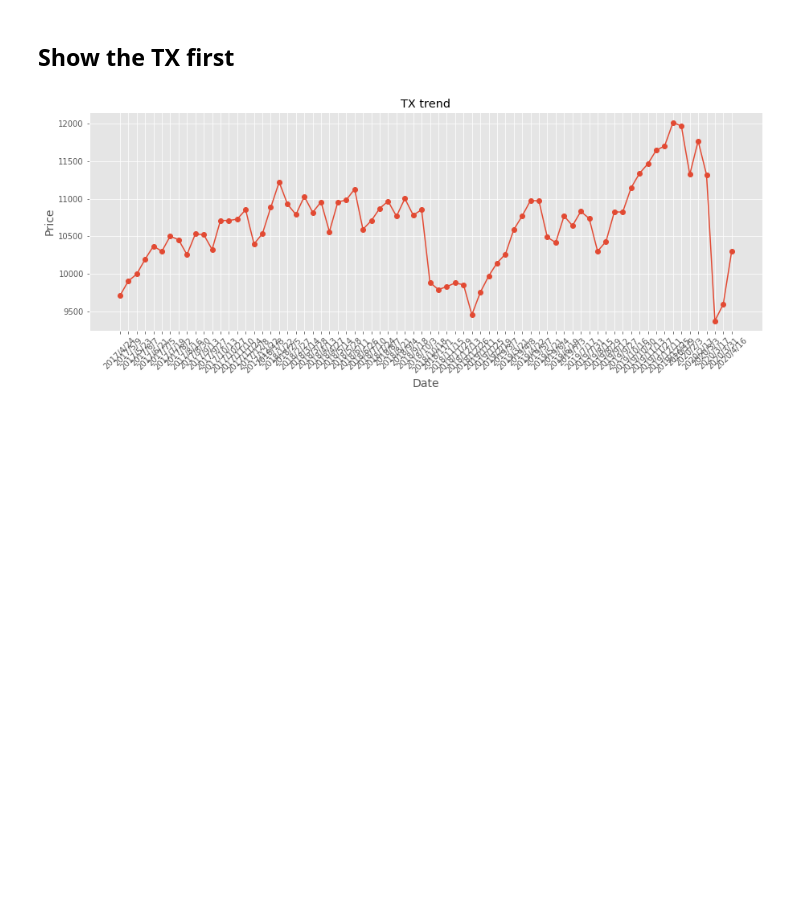
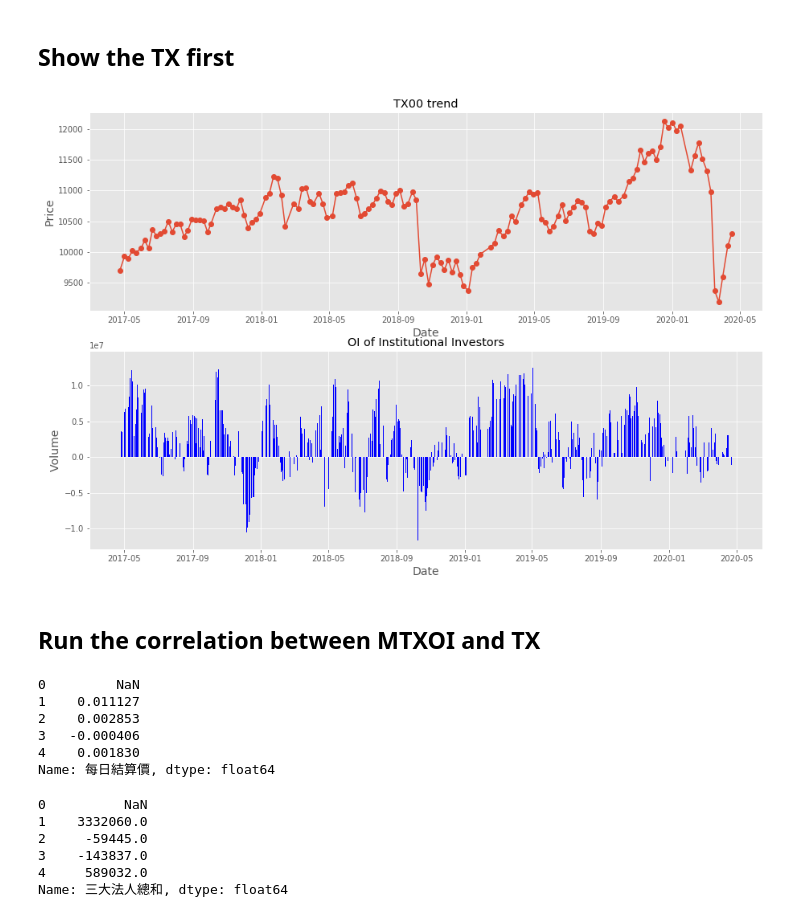
Before and after one commit to A2Zntu/FuturesStrategy, a Jupyter notebook: main.ipynb, the cells around one changed output. Cells and saved outputs as stored; diff of their text form; code cells hidden in the pictures; blank space fills up the shorter version.

```diff
--- a/main.ipynb
+++ b/main.ipynb
@@ -13,7 +13,9 @@ work_dir
 # %%
 Data_path = os.path.join(work_dir, 'Data')
 TX = pd.read_csv(os.path.join(Data_path, 'TX.csv'), encoding = 'cp950')
-OI = pd.read_csv(os.path.join(Data_path, 'OpenInterest.csv'), encoding = 'cp950')
+OI = pd.read_csv(os.path.join(Data_path, 'MTXOpenInterest.csv'), encoding = 'cp950')
+TX['日期'] = pd.to_datetime(TX['日期'])
+OI['日期'] = pd.to_datetime(OI['日期'])
 # %%
 TX.shape
 # %% [output]
@@ -33,0 +38,2 @@ OI.tail()
+# %%
+OI['三大法人總和'] = OI['自營商'] + OI['外資'] + OI['投信']
@@ -46,0 +62,3 @@ TX00.head()
+# %%
+TX00['CC'] = TX00['每日結算價'].pct_change()
+TX00['OC'] = (TX00['收盤價'] - TX00['開盤價'])/TX00['開盤價']
@@ -59,18 +86,31 @@ dtype: object
 # %% [markdown]
 ## Show the TX first
 # %%
-date = TX_0.iloc[::10, :]['日期']
-closePrice = TX_0.iloc[::10, :]['每日結算價']
+date = TX00.iloc[::5, :]['日期']
+closePrice = TX00.iloc[::5, :]['每日結算價']
+OIII = OI.iloc[:, :]['三大法人總和']
+date1 = OI.iloc[:, :]['日期']
 
 plt.style.use('ggplot')
-plt.figure(figsize=(15,5))
+plt.figure(figsize=(15,10))
+
+plt.subplot(211)
 plt.plot(date, closePrice, marker='o')
-title_name = "TX trend"
-plt.title(title_name)
+title_name1 = "TX00 trend"
+plt.title(title_name1)
 plt.xlabel('Date', fontsize=14)
-plt.xticks(rotation=45)
 plt.ylabel('Price', fontsize=14)
-plt.savefig(os.path.join(work_dir, 'Graph', title_name))
+
+plt.subplot(212)
+plt.bar(date1, OIII, color = 'blue')
+title_name2 = "OI of Institutional Investors"
+plt.title(title_name2)
+plt.xlabel('Date', fontsize=14)
+plt.ylabel('Volume', fontsize=14)
+
+plt.savefig(os.path.join(work_dir, 'Graph', title_name1 + title_name2))
 plt.show()
 # %% [output]
-[figure, old version]
+[figure, new version]
+# %% [markdown]
+## Run the correlation between MTXOI and TX
@@ -76,0 +119,9 @@ plt.show()
+# %%
+dailyMTXR.head()
+# %% [output]
+0         NaN
+1    0.011127
+2    0.002853
+3   -0.000406
+4    0.001830
+Name: 每日結算價, dtype: float64
@@ -76,0 +130,9 @@ plt.show()
+# %%
+dailyOIchange.head()
+# %% [output]
+0          NaN
+1    3332060.0
+2     -59445.0
+3    -143837.0
+4     589032.0
+Name: 三大法人總和, dtype: float64
```
Also changed, not shown: parts of 14 cells of this notebook, 4 other files.
